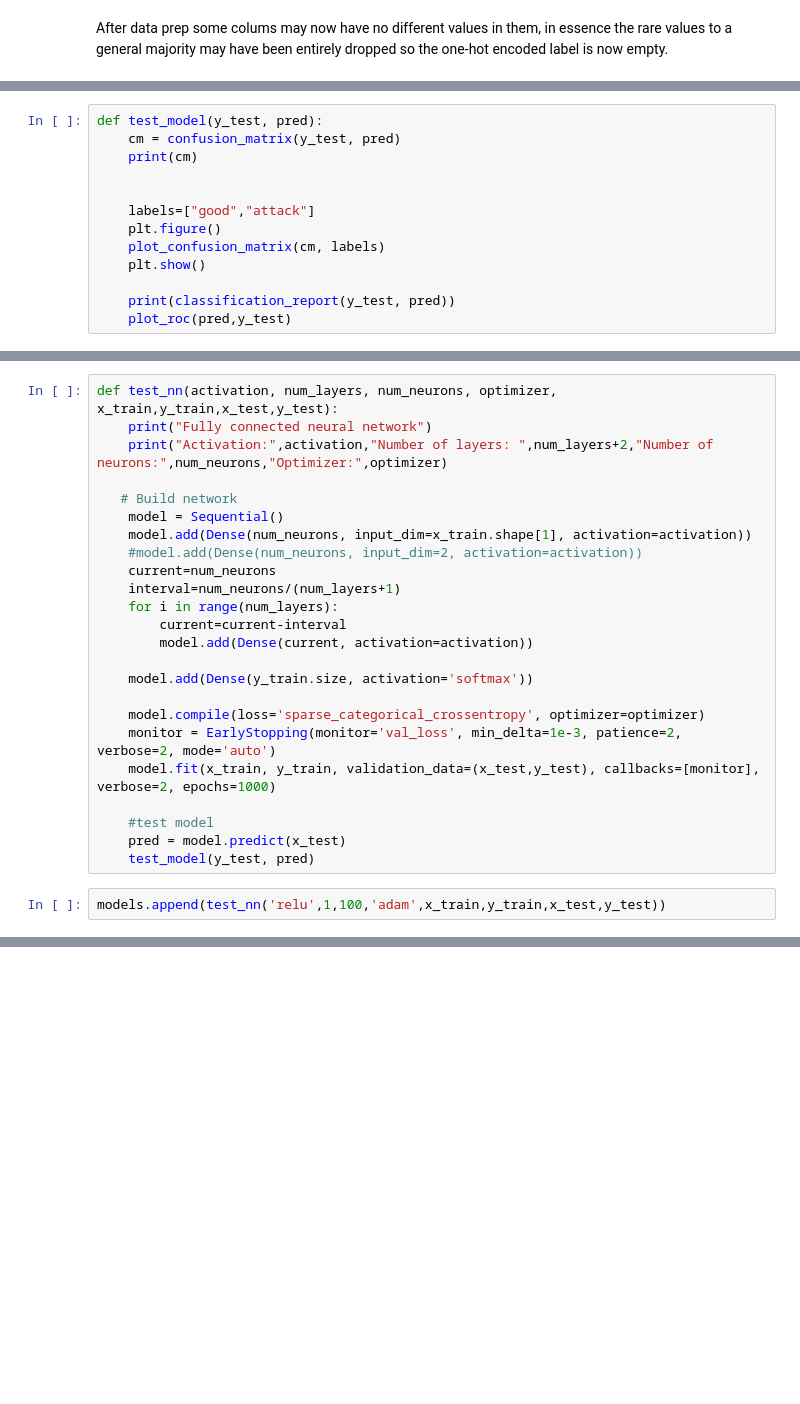
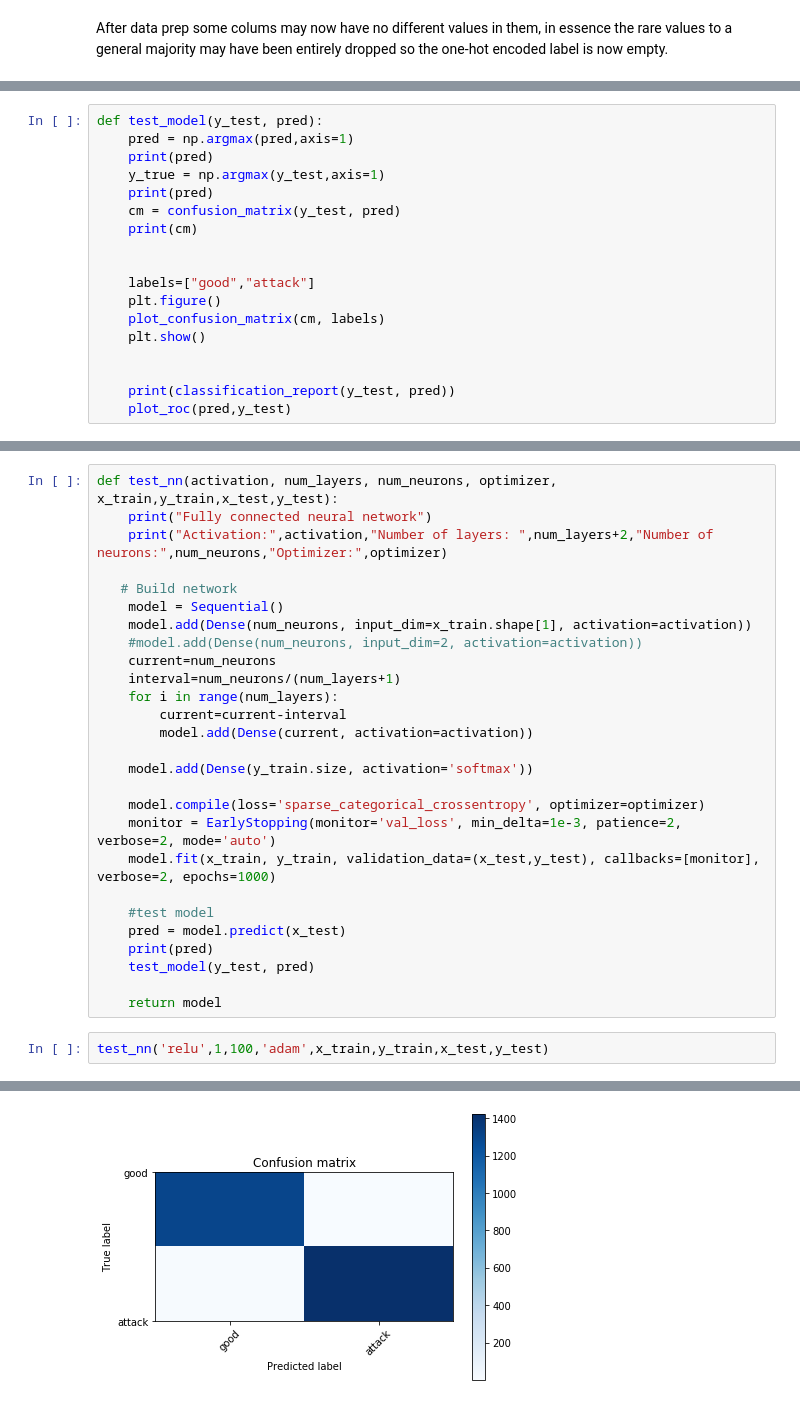
Before and after one commit to ace-english/csc180, a Jupyter notebook: a2/Ace_English_a2-Copy1.ipynb, the cells around one changed output, grey strips where cells are left out. Cells and saved outputs as stored; diff of their text form; blank space fills up the shorter version.

```diff
--- a/a2/Ace_English_a2-Copy1.ipynb
+++ b/a2/Ace_English_a2-Copy1.ipynb
@@ -352,5 +353,9 @@ All of the same from Neural Network plus **kernal number** and **kernal size**
 # %%
 def test_model(y_test, pred):
+    pred = np.argmax(pred,axis=1)
+    print(pred)
+    y_true = np.argmax(y_test,axis=1)
+    print(pred)
     cm = confusion_matrix(y_test, pred)
     print(cm)
 
@@ -360,5 +365,6 @@ def test_model(y_test, pred):
     plot_confusion_matrix(cm, labels)
     plt.show()
 
+
     print(classification_report(y_test, pred))
     plot_roc(pred,y_test)
@@ -446,9 +391,12 @@ def test_nn(activation, num_layers, num_neurons, optimizer, x_train,y_train,x_te
 
     #test model
     pred = model.predict(x_test)
+    print(pred)
     test_model(y_test, pred)
+
+    return model
 # %%
-models.append(test_nn('relu',1,100,'adam',x_train,y_train,x_test,y_test))
+test_nn('relu',1,100,'adam',x_train,y_train,x_test,y_test)
 # %% [output]
 Fully connected neural network
 Activation: relu Number of layers:  3 Number of neurons: 100 Optimizer: adam
@@ -473,0 +425 @@ ValueError: Classification metrics can't handle a mix of binary and continuous-m
+[figure, added]
```
Also changed, not shown: parts of 14 cells of this notebook.
